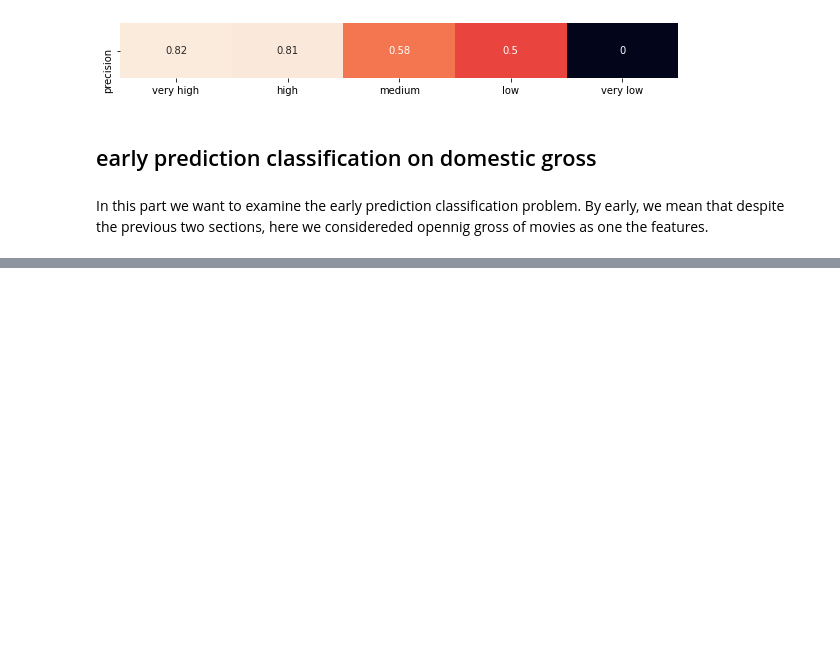
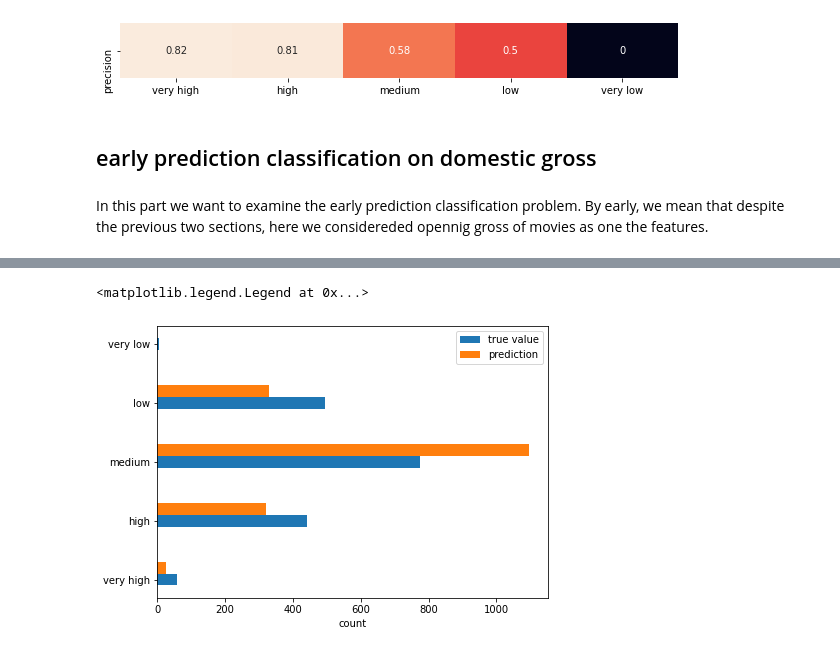
Before and after one commit to Ali-Setareh/Machine-learning-in-physics-Project, a Jupyter notebook: phase 3 - Neural Network/nn on v3.ipynb, the cells around one changed output, grey strips where cells are left out. Saved outputs shown, nothing was run; the diff lists cells and outputs as text; code cells hidden in the pictures; blank space fills up the shorter version.

```diff
--- a/phase 3 - Neural Network/nn on v3.ipynb
+++ b/phase 3 - Neural Network/nn on v3.ipynb
@@ -549,0 +704,13 @@ In this part we want to examine the early prediction classification problem. By
+# %%
+plt.figure(figsize=(7,5))
+uni,count = np.unique(np.argmax(Y_test,axis=1),return_counts=1)
+uni2,count2 = np.unique(np.argmax(model.predict(X_test),axis=1),return_counts=1)
+
+plt.barh(list(label.keys()),count,height=0.2,label='true value')
+plt.barh(uni2+0.2,count2,height=0.2,label='prediction')
+plt.xlabel('count')
+plt.savefig('bar-test-pred-early.pdf',bbox_inches='tight')
+plt.legend()
+# %% [output]
+<matplotlib.legend.Legend at 0x...>
+[figure, added]
```
Also changed, not shown: parts of 13 cells of this notebook, 7 other files.
